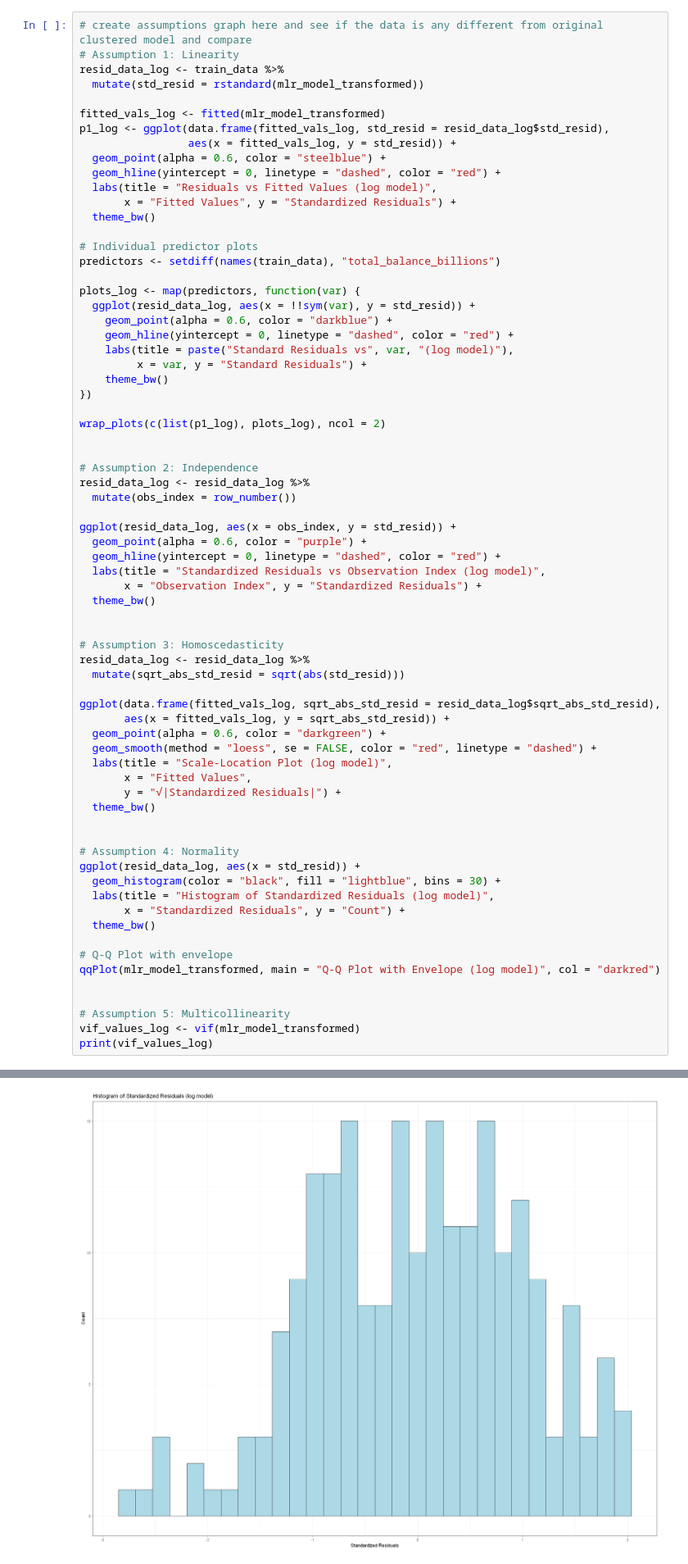
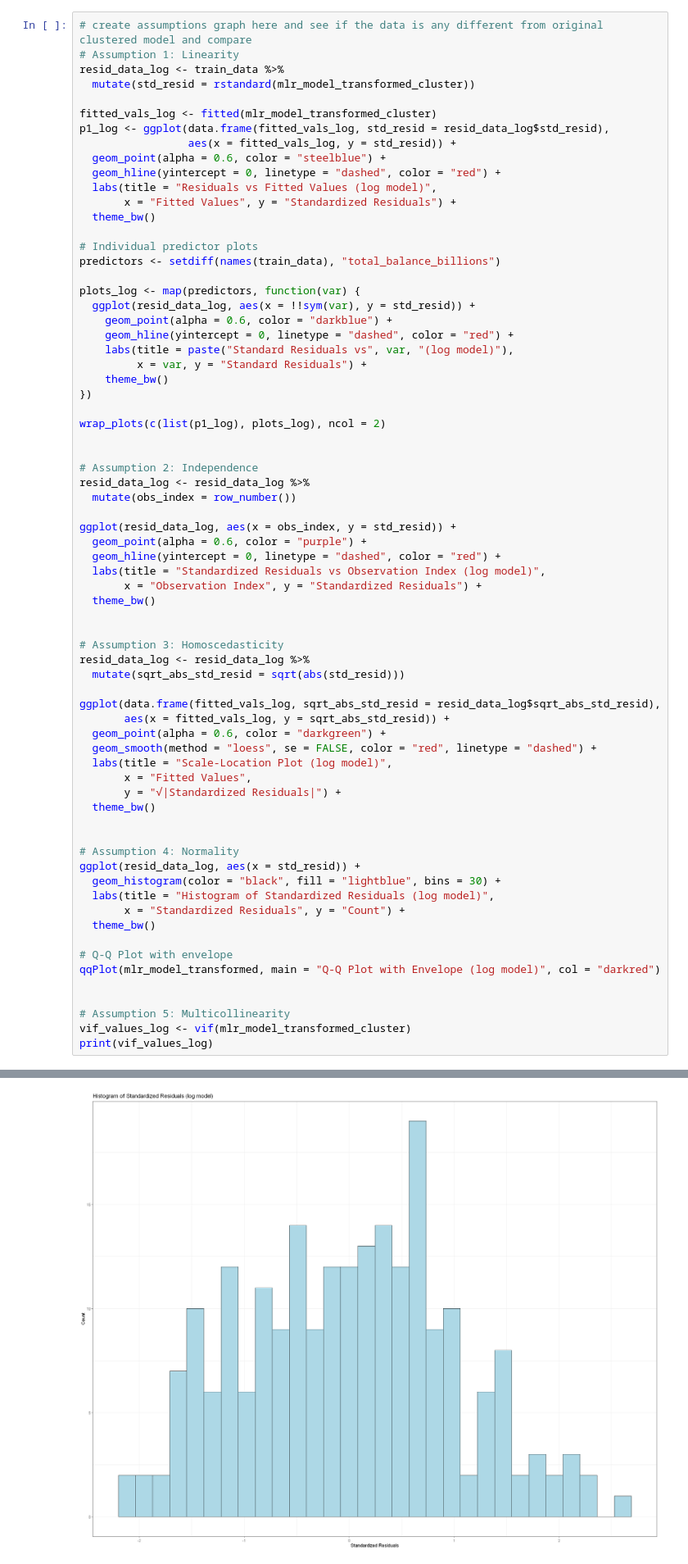
Before and after one commit to nameer1811/isye6414_regression_final_proj, a Jupyter notebook: notebook/main.ipynb, the cells around one changed output, grey strips where cells are left out. Shown at 82% size. Drawn from its saved outputs; the diff is of its cells as text.

Commit message:
pushing log transformed clustered model

```diff
--- a/notebook/main.ipynb
+++ b/notebook/main.ipynb
@@ -613,9 +613,9 @@ F-statistic: 69.55 on 13 and 206 DF,  p-value: < 2.2e-16
 # create assumptions graph here and see if the data is any different from original clustered model and compare
 # Assumption 1: Linearity
 resid_data_log <- train_data %>%
-  mutate(std_resid = rstandard(mlr_model_transformed))
+  mutate(std_resid = rstandard(mlr_model_transformed_cluster))
 
-fitted_vals_log <- fitted(mlr_model_transformed)
+fitted_vals_log <- fitted(mlr_model_transformed_cluster)
 p1_log <- ggplot(data.frame(fitted_vals_log, std_resid = resid_data_log$std_resid),
                  aes(x = fitted_vals_log, y = std_resid)) +
   geom_point(alpha = 0.6, color = "steelblue") +
@@ -677,6 +677,6 @@ qqPlot(mlr_model_transformed, main = "Q-Q Plot with Envelope (log model)", col =
 
 
 # Assumption 5: Multicollinearity
-vif_values_log <- vif(mlr_model_transformed)
+vif_values_log <- vif(mlr_model_transformed_cluster)
 print(vif_values_log)
 # %% [output]
@@ -687,3 +687,3 @@ print(vif_values_log)
-[figure, old version]
+[figure, new version]
  38  37
  60 212
```
Also changed, not shown: parts of 1 cell of this notebook.
